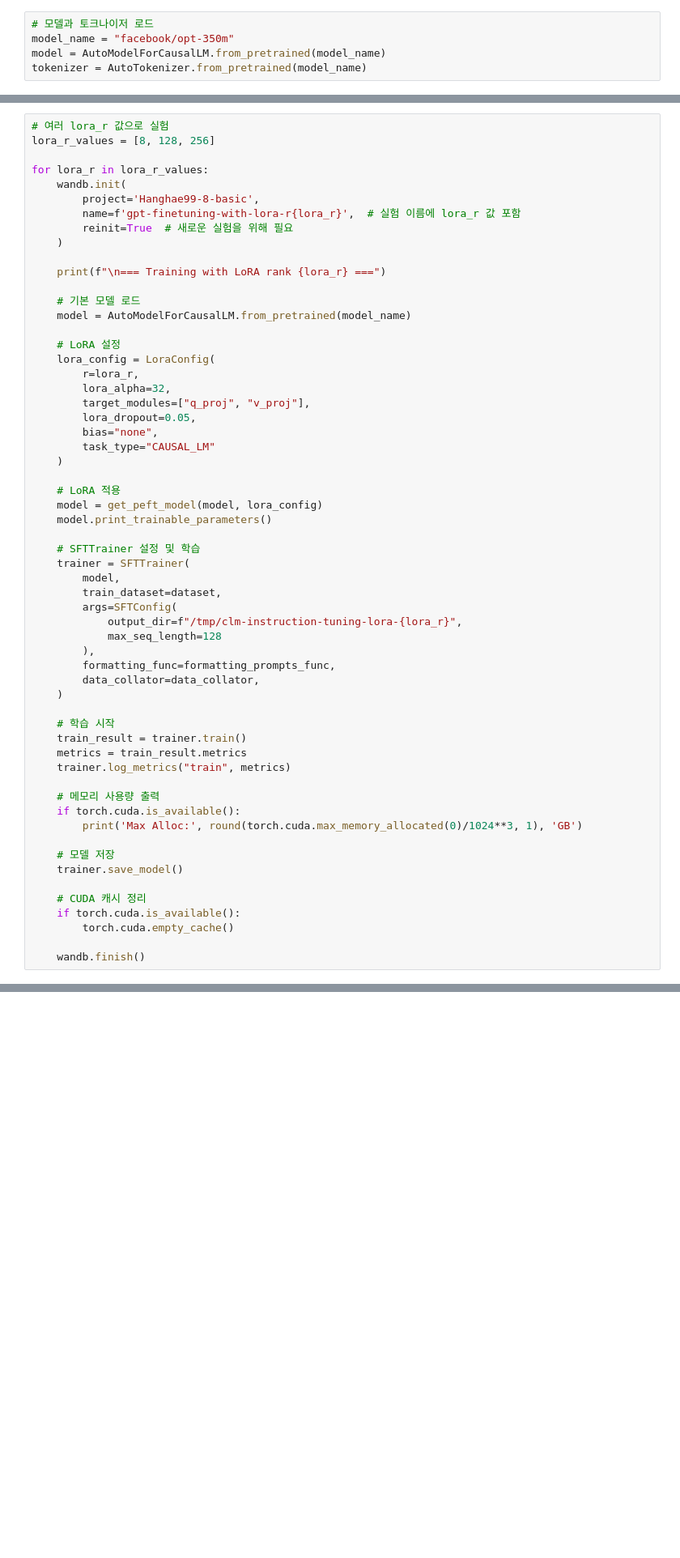
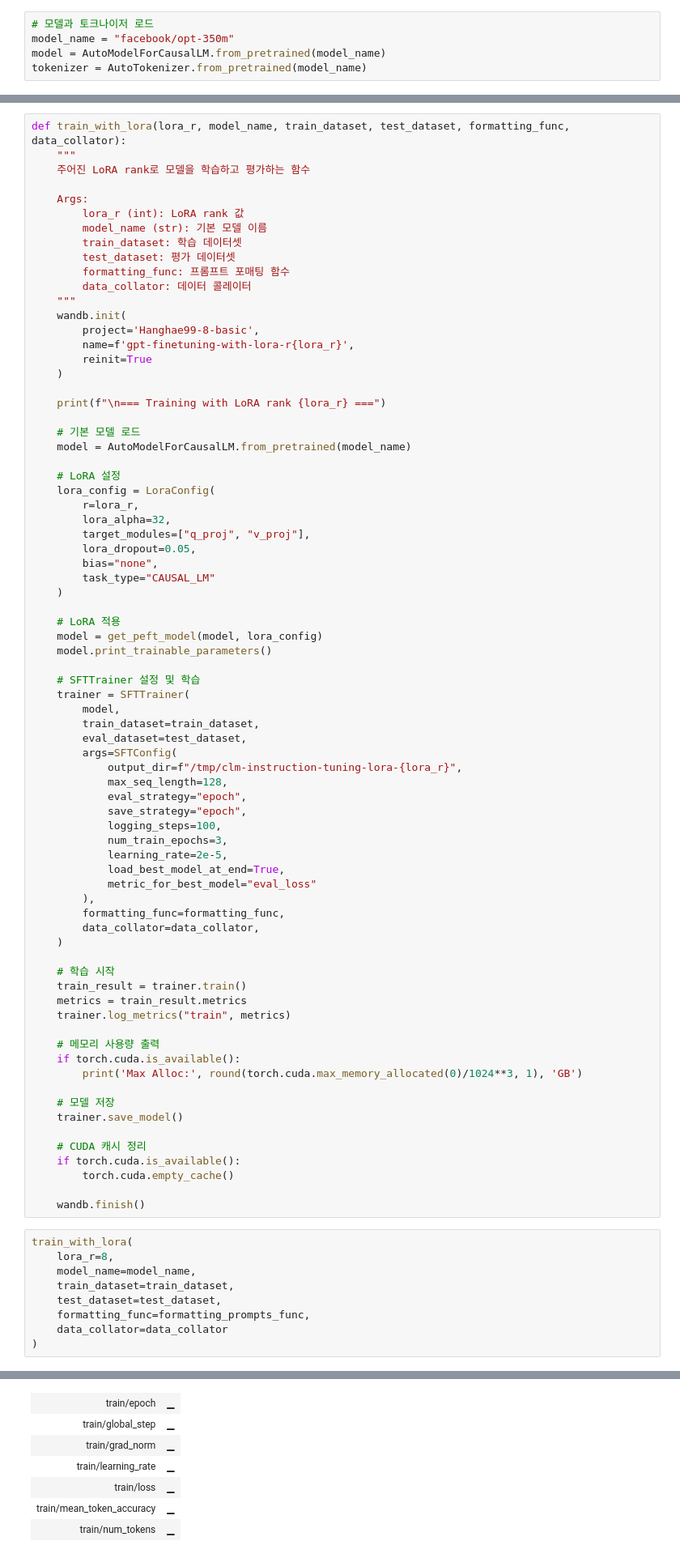
Before and after one commit to paran22/hanghae_plus_ai_assignment, a Jupyter notebook: assignment/8-basic/8-basic.ipynb, the cells around one changed output, grey strips where cells are left out. Shown at 81% size. Saved outputs shown, nothing was run; the diff lists cells and outputs as text; blank space fills up the shorter version.

Commit message:
fix: 8주차 eval 추가

```diff
--- a/assignment/8-basic/8-basic.ipynb
+++ b/assignment/8-basic/8-basic.ipynb
@@ -41,14 +71,22 @@ data_collator = DataCollatorForLanguageModeling(
     mlm=False
 )
 # %%
-# 여러 lora_r 값으로 실험
-lora_r_values = [8, 128, 256]
+def train_with_lora(lora_r, model_name, train_dataset, test_dataset, formatting_func, data_collator):
+    """
+    주어진 LoRA rank로 모델을 학습하고 평가하는 함수
 
-for lora_r in lora_r_values:
+    Args:
+        lora_r (int): LoRA rank 값
+        model_name (str): 기본 모델 이름
+        train_dataset: 학습 데이터셋
+        test_dataset: 평가 데이터셋
+        formatting_func: 프롬프트 포매팅 함수
+        data_collator: 데이터 콜레이터
+    """
     wandb.init(
         project='Hanghae99-8-basic',
-        name=f'gpt-finetuning-with-lora-r{lora_r}',  # 실험 이름에 lora_r 값 포함
-        reinit=True  # 새로운 실험을 위해 필요
+        name=f'gpt-finetuning-with-lora-r{lora_r}',
+        reinit=True
     )
 
     print(f"\n=== Training with LoRA rank {lora_r} ===")
@@ -73,12 +111,20 @@ for lora_r in lora_r_values:
     # SFTTrainer 설정 및 학습
     trainer = SFTTrainer(
         model,
-        train_dataset=dataset,
+        train_dataset=train_dataset,
+        eval_dataset=test_dataset,
         args=SFTConfig(
             output_dir=f"/tmp/clm-instruction-tuning-lora-{lora_r}",
-            max_seq_length=128
+            max_seq_length=128,
+            eval_strategy="epoch",
+            save_strategy="epoch",
+            logging_steps=100,
+            num_train_epochs=3,
+            learning_rate=2e-5,
+            load_best_model_at_end=True,
+            metric_for_best_model="eval_loss"
         ),
-        formatting_func=formatting_prompts_func,
+        formatting_func=formatting_func,
         data_collator=data_collator,
     )
 
@@ -99,3 +145,13 @@ for lora_r in lora_r_values:
         torch.cuda.empty_cache()
 
     wandb.finish()
+# %%
+train_with_lora(
+    lora_r=8,
+    model_name=model_name,
+    train_dataset=train_dataset,
+    test_dataset=test_dataset,
+    formatting_func=formatting_prompts_func,
+    data_collator=data_collator
+)
+# %% [output]
@@ -101,0 +161,7 @@ for lora_r in lora_r_values:
+| train/epoch | ▁ |
+| train/global_step | ▁ |
+| train/grad_norm | ▁ |
+| train/learning_rate | ▁ |
+| train/loss | ▁ |
+| train/mean_token_accuracy | ▁ |
+| train/num_tokens | ▁ |
```
Also changed, not shown: parts of 5 cells of this notebook.
